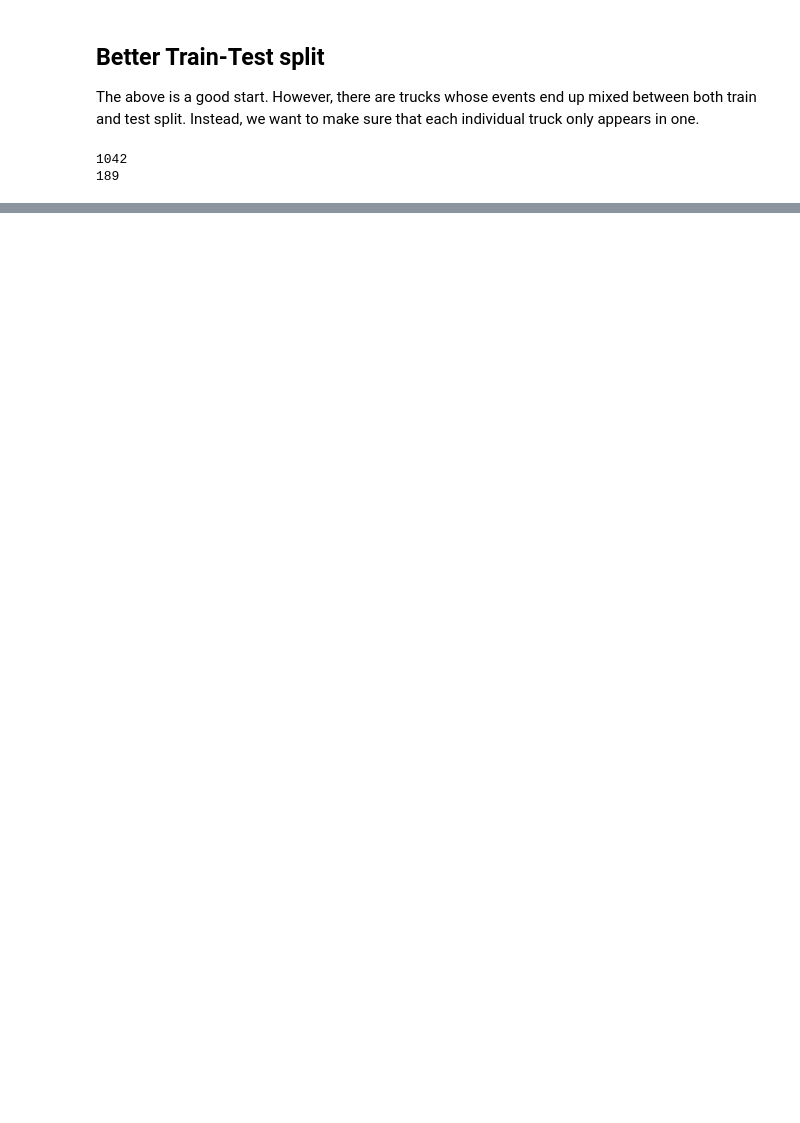
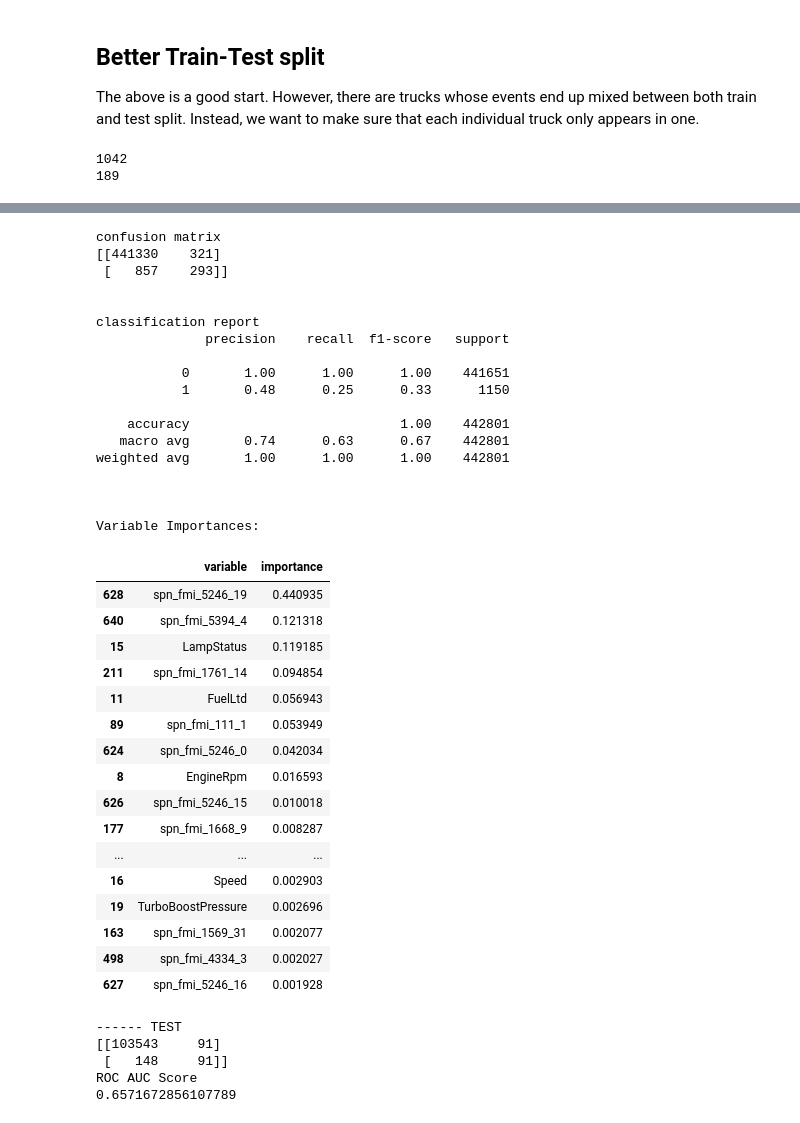
Before and after one commit to tomoumer/big_g_express-elden_ring, a Jupyter notebook: notebooks/ml_models.ipynb, the cells around one changed output, grey strips where cells are left out. Saved outputs shown, nothing was run; the diff lists cells and outputs as text; code cells hidden in the pictures; blank space fills up the shorter version.

Commit message:
first set of model predictions with gradient boost classifier

```diff
--- a/notebooks/ml_models.ipynb
+++ b/notebooks/ml_models.ipynb
@@ -368,0 +227,2 @@ trucks_df
+# %%
+faults_diagnostics = faults.merge(diagnostics_imputed, left_on='RecordID', right_on='FaultId', how='inner').drop(columns='FaultId')
@@ -368,0 +317,10 @@ trucks_df
+# %%
+X_train, X_test = windowize_predictors(faults_diagnostics)
+# %%
+gbr = Pipeline(
+    steps = [
+        ('gb', GradientBoostingClassifier(verbose=True)) #n_estimators = 1000, learning_rate=0.01
+    ]
+)
+# %%
+gbr.fit(X_train, y_train)
@@ -368,0 +349,61 @@ trucks_df
+# %%
+print('confusion matrix')
+print(confusion_matrix(y_train, gbr.predict(X_train)))
+print('\n')
+print('classification report')
+print(classification_report(y_train, gbr.predict(X_train)))
+print('\n')
+
+importances = pd.DataFrame({
+    'variable': gbr.feature_names_in_,
+    'importance': gbr['gb'].feature_importances_
+})
+
+print('Variable Importances:')
+display(importances.sort_values('importance', ascending = False).head(20))
+
+print('------ TEST')
+print(confusion_matrix(y_test, gbr.predict(X_test)))
+print('ROC AUC Score')
+print(roc_auc_score(y_true=y_test, y_score=gbr.predict_proba(X_test)[:,1]))
+# %% [output]
+confusion matrix
+[[441330    321]
+ [   857    293]]
+
+
+classification report
+              precision    recall  f1-score   support
+
+           0       1.00      1.00      1.00    441651
+           1       0.48      0.25      0.33      1150
+
+    accuracy                           1.00    442801
+   macro avg       0.74      0.63      0.67    442801
+weighted avg       1.00      1.00      1.00    442801
+
+
+
+Variable Importances:
+|  | variable | importance |
+| 628 | spn_fmi_5246_19 | 0.440935 |
+| 640 | spn_fmi_5394_4 | 0.121318 |
+| 15 | LampStatus | 0.119185 |
+| 211 | spn_fmi_1761_14 | 0.094854 |
+| 11 | FuelLtd | 0.056943 |
+| 89 | spn_fmi_111_1 | 0.053949 |
+| 624 | spn_fmi_5246_0 | 0.042034 |
+| 8 | EngineRpm | 0.016593 |
+| 626 | spn_fmi_5246_15 | 0.010018 |
+| 177 | spn_fmi_1668_9 | 0.008287 |
+| ... | ... | ... |
+| 16 | Speed | 0.002903 |
+| 19 | TurboBoostPressure | 0.002696 |
+| 163 | spn_fmi_1569_31 | 0.002077 |
+| 498 | spn_fmi_4334_3 | 0.002027 |
+| 627 | spn_fmi_5246_16 | 0.001928 |
+------ TEST
+[[103543     91]
+ [   148     91]]
+ROC AUC Score
+0.6571672856107789
```
Also changed, not shown: parts of 39 cells of this notebook, 1 other file.
